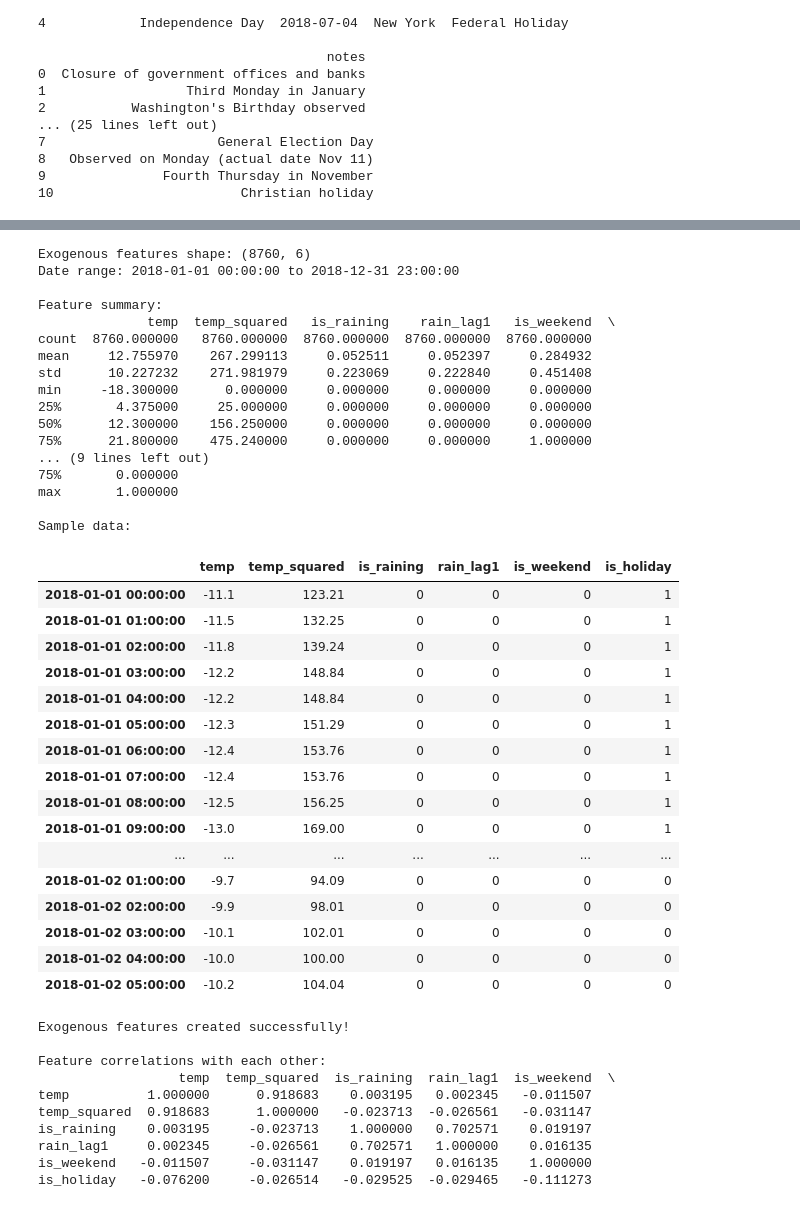
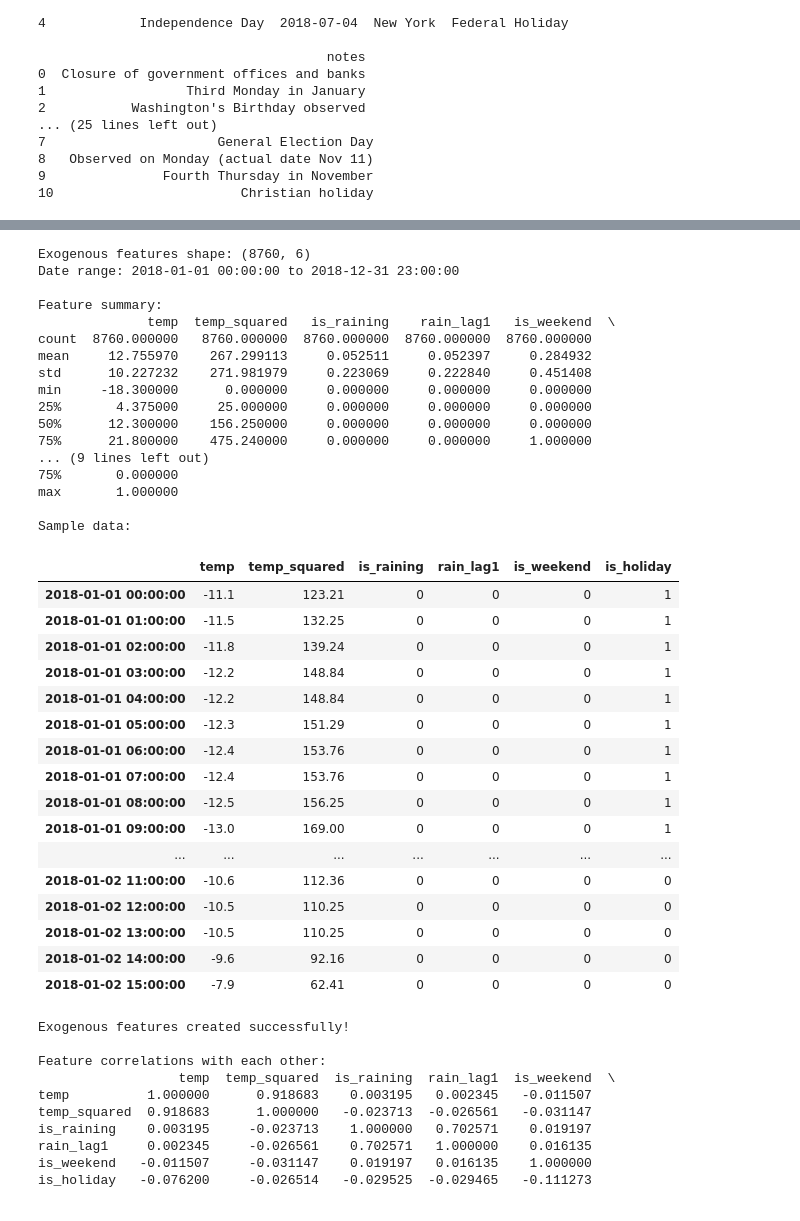
Before and after one commit to dtukrelle/Analysis-of-NY-Citi-Bike-stations, a Jupyter notebook: project_timeseries.ipynb, the cells around one changed output, grey strips where cells are left out. Drawn from its saved outputs; the diff is of its cells as text; code cells hidden in the pictures.

```diff
--- a/project_timeseries.ipynb
+++ b/project_timeseries.ipynb
@@ -202,42 +206,42 @@ print(f"Date range: {exog_features.index.min()} to {exog_features.index.max()}")
 print(f"\nFeature summary:")
 print(exog_features.describe())
 print(f"\nSample data:")
-exog_features.head(30)
+exog_features.head(40)
 # %% [output]
 Exogenous features shape: (8760, 6)
 Date range: 2018-01-01 00:00:00 to 2018-12-31 23:00:00
 
 Feature summary:
               temp  temp_squared   is_raining    rain_lag1   is_weekend  \
 count  8760.000000   8760.000000  8760.000000  8760.000000  8760.000000
 mean     12.755970    267.299113     0.052511     0.052397     0.284932
 std      10.227232    271.981979     0.223069     0.222840     0.451408
 min     -18.300000      0.000000     0.000000     0.000000     0.000000
 25%       4.375000     25.000000     0.000000     0.000000     0.000000
 50%      12.300000    156.250000     0.000000     0.000000     0.000000
 75%      21.800000    475.240000     0.000000     0.000000     1.000000
 ... (9 lines left out)
 75%       0.000000
 max       1.000000
 
 Sample data:
 |  | temp | temp_squared | is_raining | rain_lag1 | is_weekend | is_holiday |
 | 2018-01-01 00:00:00 | -11.1 | 123.21 | 0 | 0 | 0 | 1 |
 | 2018-01-01 01:00:00 | -11.5 | 132.25 | 0 | 0 | 0 | 1 |
 | 2018-01-01 02:00:00 | -11.8 | 139.24 | 0 | 0 | 0 | 1 |
 | 2018-01-01 03:00:00 | -12.2 | 148.84 | 0 | 0 | 0 | 1 |
 | 2018-01-01 04:00:00 | -12.2 | 148.84 | 0 | 0 | 0 | 1 |
 | 2018-01-01 05:00:00 | -12.3 | 151.29 | 0 | 0 | 0 | 1 |
 | 2018-01-01 06:00:00 | -12.4 | 153.76 | 0 | 0 | 0 | 1 |
 | 2018-01-01 07:00:00 | -12.4 | 153.76 | 0 | 0 | 0 | 1 |
 | 2018-01-01 08:00:00 | -12.5 | 156.25 | 0 | 0 | 0 | 1 |
 | 2018-01-01 09:00:00 | -13.0 | 169.00 | 0 | 0 | 0 | 1 |
 | ... | ... | ... | ... | ... | ... | ... |
-| 2018-01-02 01:00:00 | -9.7 | 94.09 | 0 | 0 | 0 | 0 |
-| 2018-01-02 02:00:00 | -9.9 | 98.01 | 0 | 0 | 0 | 0 |
-| 2018-01-02 03:00:00 | -10.1 | 102.01 | 0 | 0 | 0 | 0 |
-| 2018-01-02 04:00:00 | -10.0 | 100.00 | 0 | 0 | 0 | 0 |
-| 2018-01-02 05:00:00 | -10.2 | 104.04 | 0 | 0 | 0 | 0 |
+| 2018-01-02 11:00:00 | -10.6 | 112.36 | 0 | 0 | 0 | 0 |
+| 2018-01-02 12:00:00 | -10.5 | 110.25 | 0 | 0 | 0 | 0 |
+| 2018-01-02 13:00:00 | -10.5 | 110.25 | 0 | 0 | 0 | 0 |
+| 2018-01-02 14:00:00 | -9.6 | 92.16 | 0 | 0 | 0 | 0 |
+| 2018-01-02 15:00:00 | -7.9 | 62.41 | 0 | 0 | 0 | 0 |
 # %%
 # Filter exogenous features for cluster 2 (same timestamps as cluster_2_data)
 # After we create cluster_2_data, we'll align the exog features
```
Also changed, not shown: parts of 4 cells of this notebook.
